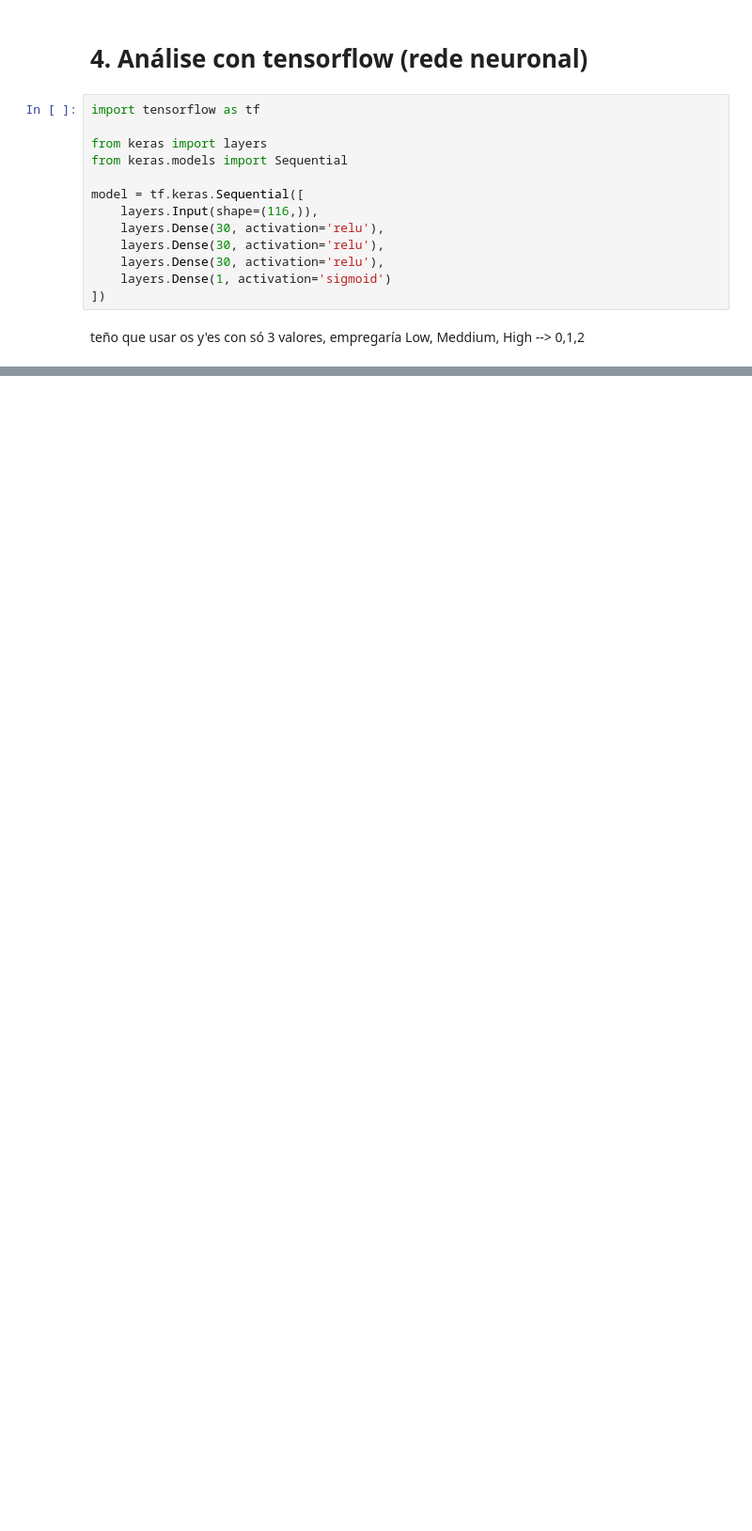
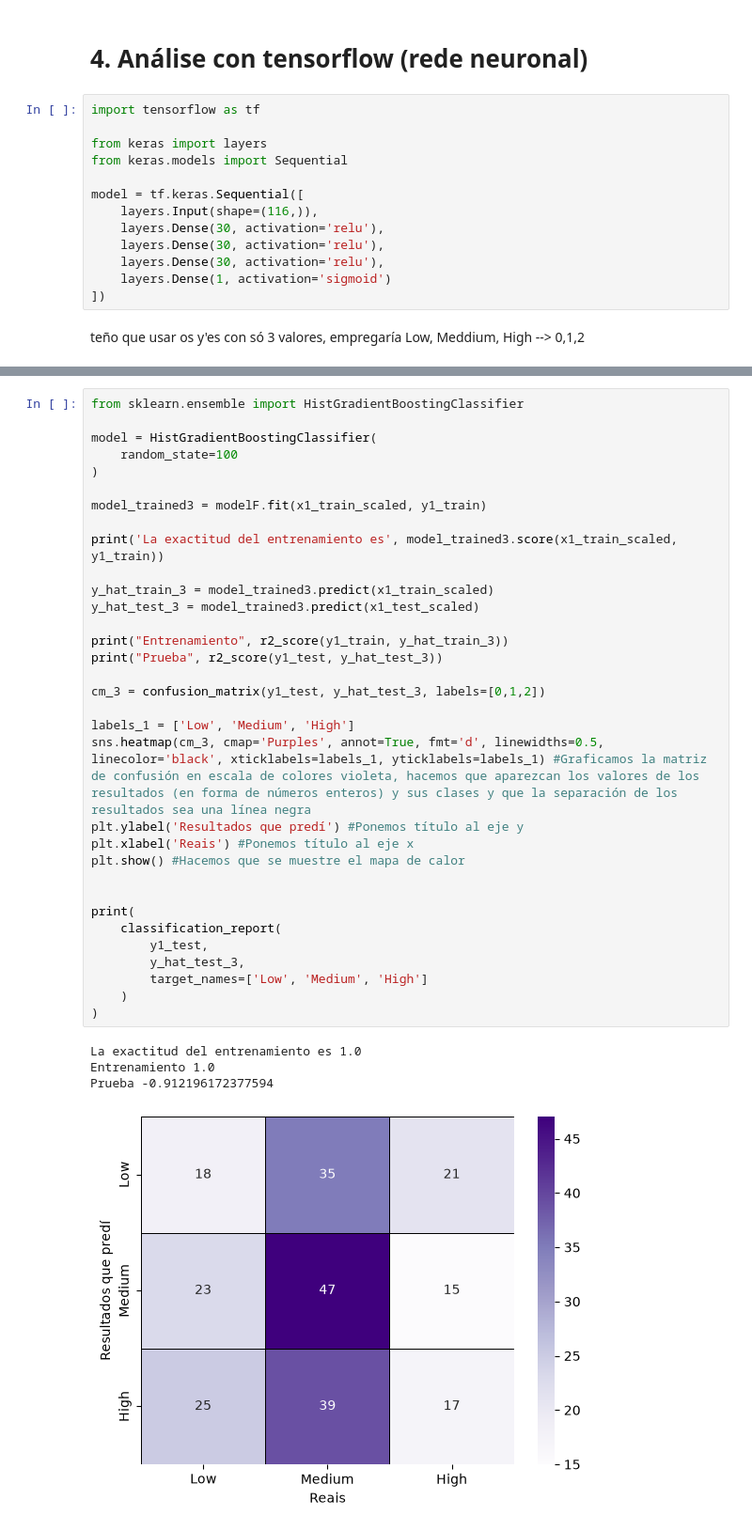
Before and after one commit to sebastian-taboas/Biophysics, a Jupyter notebook: traballo1_redes_neuronais/rede_neuronal_mala.ipynb, the cells around one changed output, grey strips where cells are left out. Shown at 94% size. Saved outputs shown, nothing was run; the diff lists cells and outputs as text; blank space fills up the shorter version.

```diff
--- a/traballo1_redes_neuronais/rede_neuronal.ipynb
+++ b/traballo1_redes_neuronais/rede_neuronal_mala.ipynb
@@ -424,0 +529,38 @@ teño que usar os y'es con só 3 valores, empregaría Low, Meddium, High --> 0,1
+# %%
+from sklearn.ensemble import HistGradientBoostingClassifier
+
+model = HistGradientBoostingClassifier(
+    random_state=100
+)
+
+model_trained3 = modelF.fit(x1_train_scaled, y1_train)
+
+print('La exactitud del entrenamiento es', model_trained3.score(x1_train_scaled, y1_train))
+
+y_hat_train_3 = model_trained3.predict(x1_train_scaled)
+y_hat_test_3 = model_trained3.predict(x1_test_scaled)
+
+print("Entrenamiento", r2_score(y1_train, y_hat_train_3))
+print("Prueba", r2_score(y1_test, y_hat_test_3))
+
+cm_3 = confusion_matrix(y1_test, y_hat_test_3, labels=[0,1,2])
+
+labels_1 = ['Low', 'Medium', 'High']
+sns.heatmap(cm_3, cmap='Purples', annot=True, fmt='d', linewidths=0.5, linecolor='black', xticklabels=labels_1, yticklabels=labels_1) #Graficamos la matriz de confusión en escala de colores violeta, hacemos que aparezcan los valores de los resultados (en forma de números enteros) y sus clases y que la separación de los resultados sea una línea negra
+plt.ylabel('Resultados que predí') #Ponemos título al eje y
+plt.xlabel('Reais') #Ponemos título al eje x
+plt.show() #Hacemos que se muestre el mapa de calor
+
+
+print(
+    classification_report(
+        y1_test,
+        y_hat_test_3,
+        target_names=['Low', 'Medium', 'High']
+    )
+)
+# %% [output]
+La exactitud del entrenamiento es 1.0
+Entrenamiento 1.0
+Prueba -0.912196172377594
+[figure, added]
```
Also changed, not shown: parts of 13 cells of this notebook, 3 other files.
